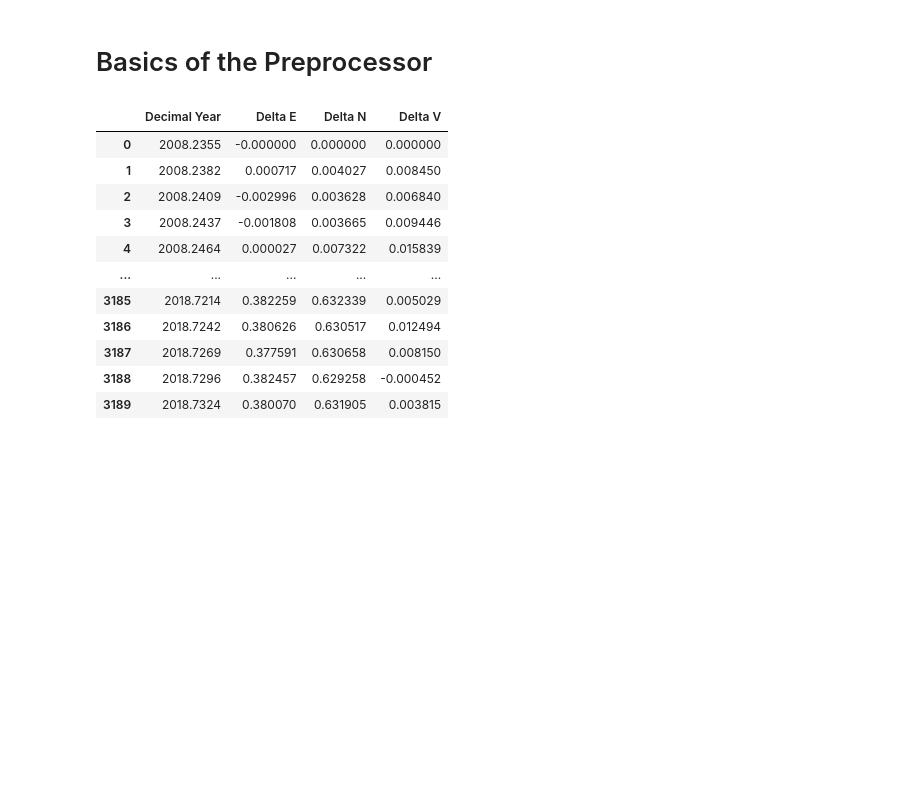
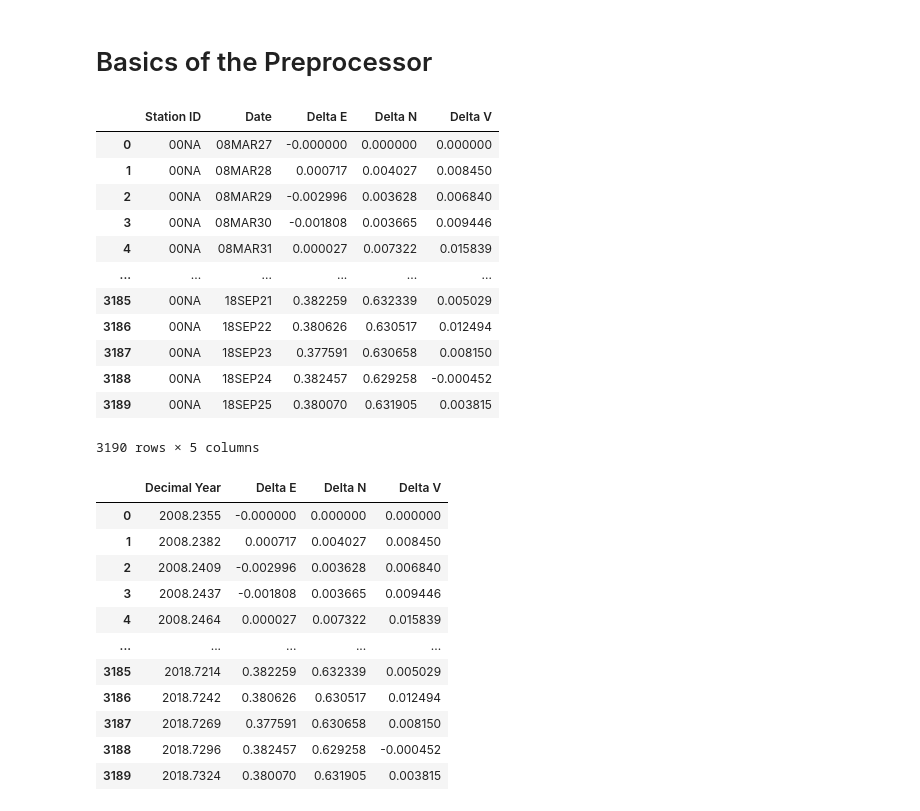
Before and after one commit to KemalcanKucuk/kusrp_gpstimeseries, a Jupyter notebook: notebooks/intro.ipynb, the cells around one changed output. Drawn from its saved outputs; the diff is of its cells as text; code cells hidden in the pictures; blank space fills up the shorter version.

```diff
--- a/intro.ipynb
+++ b/notebooks/intro.ipynb
@@ -12,7 +15,23 @@ pre = pr.Preprocessor(parent_path)
 # %%
 # read individual file
 sample = pre.read_tenv_file(pre.tenvs[0])
-sample = pre.read_tenv_file('00NA.tenv')
+sample = pre.read_tenv_file('00NA')
+# %%
+sample
+# %% [output]
+|  | Station ID | Date | Delta E | Delta N | Delta V |
+| 0 | 00NA | 08MAR27 | -0.000000 | 0.000000 | 0.000000 |
+| 1 | 00NA | 08MAR28 | 0.000717 | 0.004027 | 0.008450 |
+| 2 | 00NA | 08MAR29 | -0.002996 | 0.003628 | 0.006840 |
+| 3 | 00NA | 08MAR30 | -0.001808 | 0.003665 | 0.009446 |
+| 4 | 00NA | 08MAR31 | 0.000027 | 0.007322 | 0.015839 |
+| ... | ... | ... | ... | ... | ... |
+| 3185 | 00NA | 18SEP21 | 0.382259 | 0.632339 | 0.005029 |
+| 3186 | 00NA | 18SEP22 | 0.380626 | 0.630517 | 0.012494 |
+| 3187 | 00NA | 18SEP23 | 0.377591 | 0.630658 | 0.008150 |
+| 3188 | 00NA | 18SEP24 | 0.382457 | 0.629258 | -0.000452 |
+| 3189 | 00NA | 18SEP25 | 0.380070 | 0.631905 | 0.003815 |
+3190 rows × 5 columns
 # %%
 # load 5 percent of the available tenv files as df
 tenvs = pre.load_tenv_file_df(load_percentage=100)
```
Also changed, not shown: parts of 4 cells of this notebook, 8 other files.
